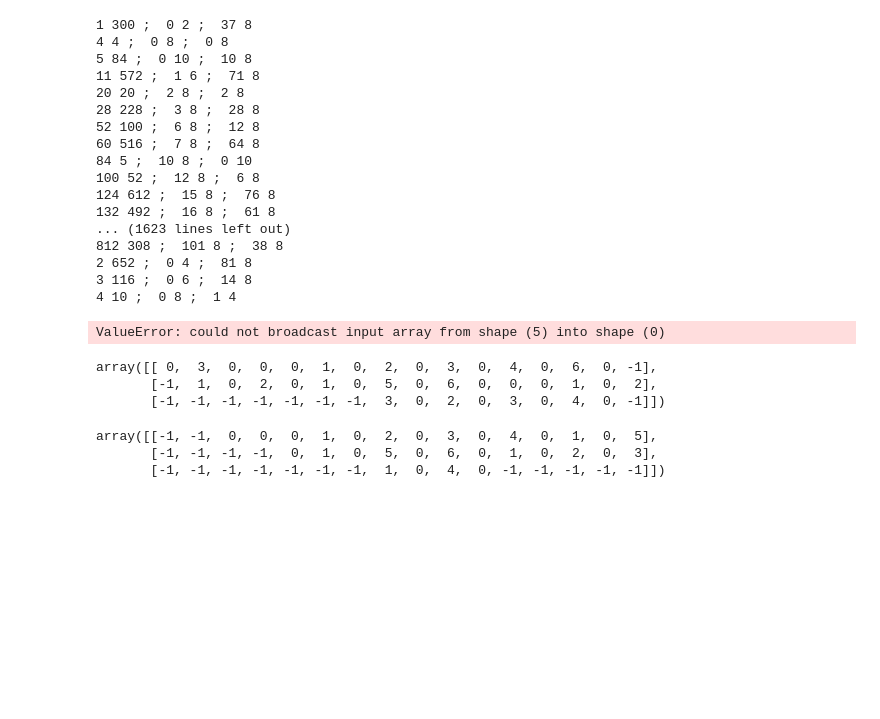
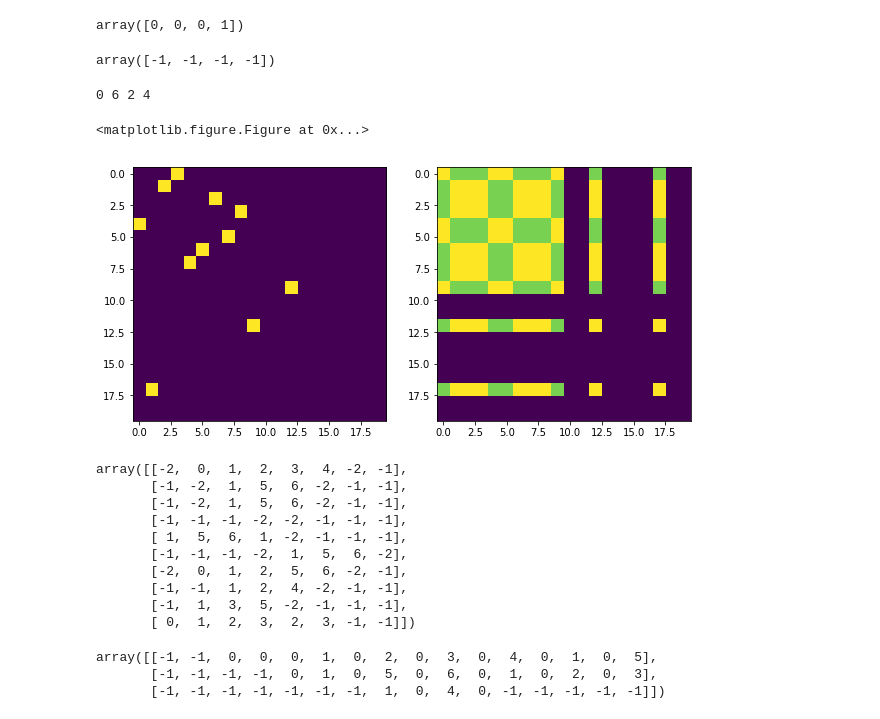
Before and after one commit to rykachevskiy/CRISPR, a Jupyter notebook: Probabilistic_model/amplifier_repeats-each-to-each.ipynb, the cells around one changed output. Cells and saved outputs as stored; diff of their text form; code cells hidden in the pictures; blank space fills up the shorter version.

```diff
--- a/Probabilistic_model/amplifier_repeats-each-to-each.ipynb
+++ b/Probabilistic_model/amplifier_repeats-each-to-each.ipynb
@@ -259,31 +278,38 @@ array([[-1, -1,  0,  0,  0,  1,  0,  2,  0,  3,  0,  4,  0, -1, -1, -1],
+# %%
+fi, fj, bi, bj = 0,6,2,4
+copy_part = pcr.fp.p[fi][:fj][pcr.fp.p[fi][:fj] != -1][fj - bj:fj]
+copy_part
+# %% [output]
+array([0, 0, 0, 1])
+# %%
+pcr.bp.p[bi][bj - copy_part.shape[0]:bj]
+# %% [output]
+array([-1, -1, -1, -1])
+# %%
+pcr.restore_b(0, 6, 2, 4)
+# %% [output]
+0 6 2 4
+# %%
+plot_group(pcr.anneal, 0, pcr.comp_mat, 0, s = 10)
+# %% [output]
+<matplotlib.figure.Figure at 0x...>
+[figure, added]
 # %%
-for i in range(40):
+for i in range(10):
     pcr.cycle()
-# %% [output]
-1 300 ;  0 2 ;  37 8
-4 4 ;  0 8 ;  0 8
-5 84 ;  0 10 ;  10 8
-11 572 ;  1 6 ;  71 8
-20 20 ;  2 8 ;  2 8
-28 228 ;  3 8 ;  28 8
-52 100 ;  6 8 ;  12 8
-60 516 ;  7 8 ;  64 8
-84 5 ;  10 8 ;  0 10
-100 52 ;  12 8 ;  6 8
-124 612 ;  15 8 ;  76 8
-132 492 ;  16 8 ;  61 8
-... (1623 lines left out)
-812 308 ;  101 8 ;  38 8
-2 652 ;  0 4 ;  81 8
-3 116 ;  0 6 ;  14 8
-4 10 ;  0 8 ;  1 4
-ValueError: could not broadcast input array from shape (5) into shape (0)
 # %%
-pcr.fp.p[:3]
+pcr.fp.p[:, 1::2]
 # %% [output]
-array([[ 0,  3,  0,  0,  0,  1,  0,  2,  0,  3,  0,  4,  0,  6,  0, -1],
-       [-1,  1,  0,  2,  0,  1,  0,  5,  0,  6,  0,  0,  0,  1,  0,  2],
-       [-1, -1, -1, -1, -1, -1, -1,  3,  0,  2,  0,  3,  0,  4,  0, -1]])
+array([[-2,  0,  1,  2,  3,  4, -2, -1],
+       [-1, -2,  1,  5,  6, -2, -1, -1],
+       [-1, -2,  1,  5,  6, -2, -1, -1],
+       [-1, -1, -1, -2, -2, -1, -1, -1],
+       [ 1,  5,  6,  1, -2, -1, -1, -1],
+       [-1, -1, -1, -2,  1,  5,  6, -2],
+       [-2,  0,  1,  2,  5,  6, -2, -1],
+       [-1, -1,  1,  2,  4, -2, -1, -1],
+       [-1,  1,  3,  5, -2, -1, -1, -1],
+       [ 0,  1,  2,  3,  2,  3, -1, -1]])
 # %%
 pcr.bp.p[:3]
 # %% [output]
```
Also changed, not shown: parts of 16 cells of this notebook, 1 other file.
